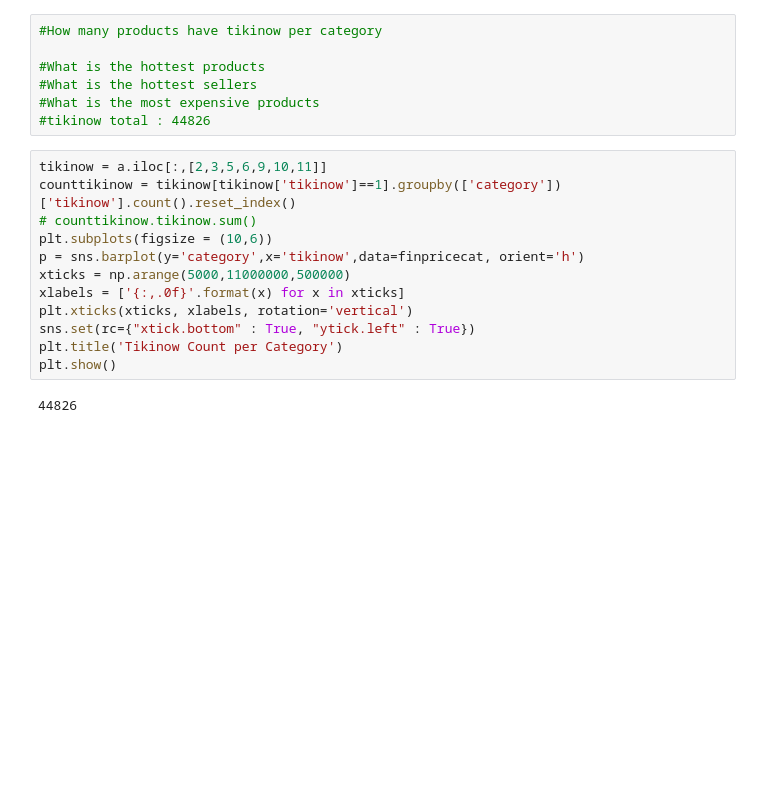
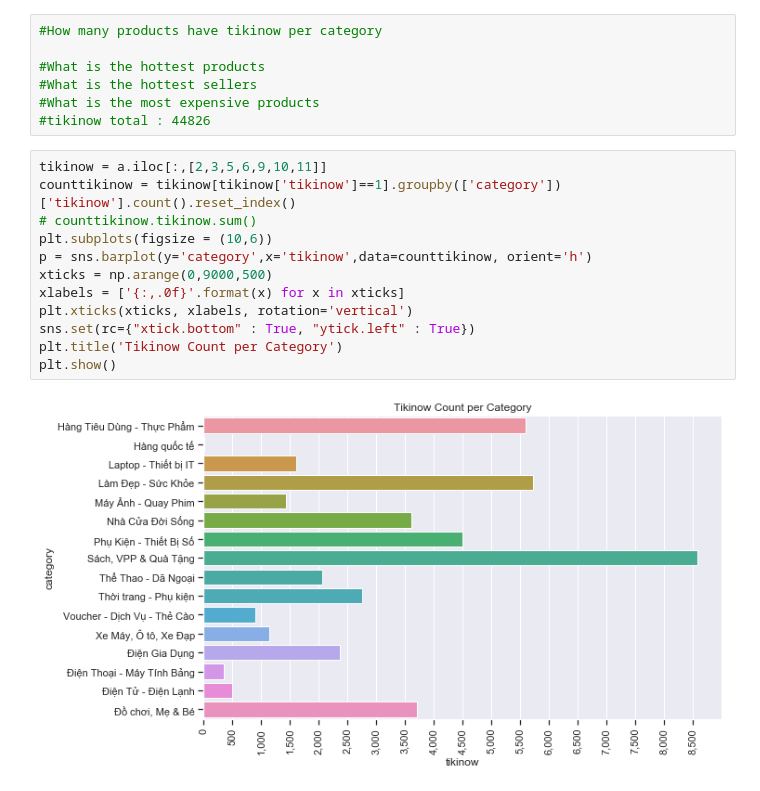
Before and after one commit to tamlthari/tiki_PostGreSQL_app, a Jupyter notebook: Analysis.ipynb, the cells around one changed output. Cells and saved outputs as stored; diff of their text form; blank space fills up the shorter version.

```diff
--- a/Analysis.ipynb
+++ b/Analysis.ipynb
@@ -133,17 +177,17 @@ sellerProdCount[sellerProdCount.seller == 'Royal Enfield']
 # %%
 tikinow = a.iloc[:,[2,3,5,6,9,10,11]]
 counttikinow = tikinow[tikinow['tikinow']==1].groupby(['category'])['tikinow'].count().reset_index()
 # counttikinow.tikinow.sum()
 plt.subplots(figsize = (10,6))
-p = sns.barplot(y='category',x='tikinow',data=finpricecat, orient='h')
-xticks = np.arange(5000,11000000,500000)
+p = sns.barplot(y='category',x='tikinow',data=counttikinow, orient='h')
+xticks = np.arange(0,9000,500)
 xlabels = ['{:,.0f}'.format(x) for x in xticks]
 plt.xticks(xticks, xlabels, rotation='vertical')
 sns.set(rc={"xtick.bottom" : True, "ytick.left" : True})
 plt.title('Tikinow Count per Category')
 plt.show()
 # %% [output]
-44826
+[figure, added]
 # %%
 #which is the
 #the most expensive products (with comments and ratings count) and reverse for each category
```
Also changed, not shown: parts of 11 cells of this notebook, 38 other files.
